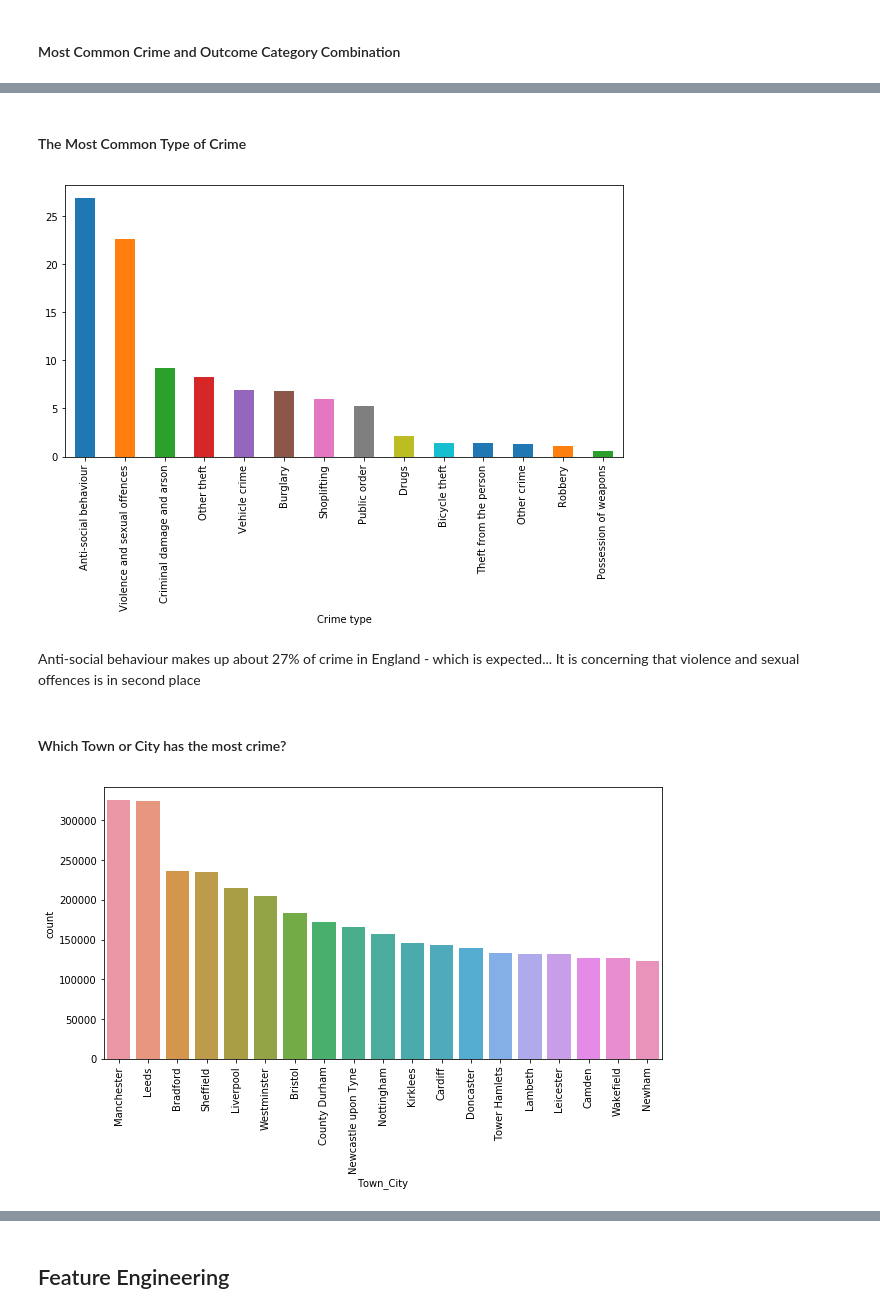
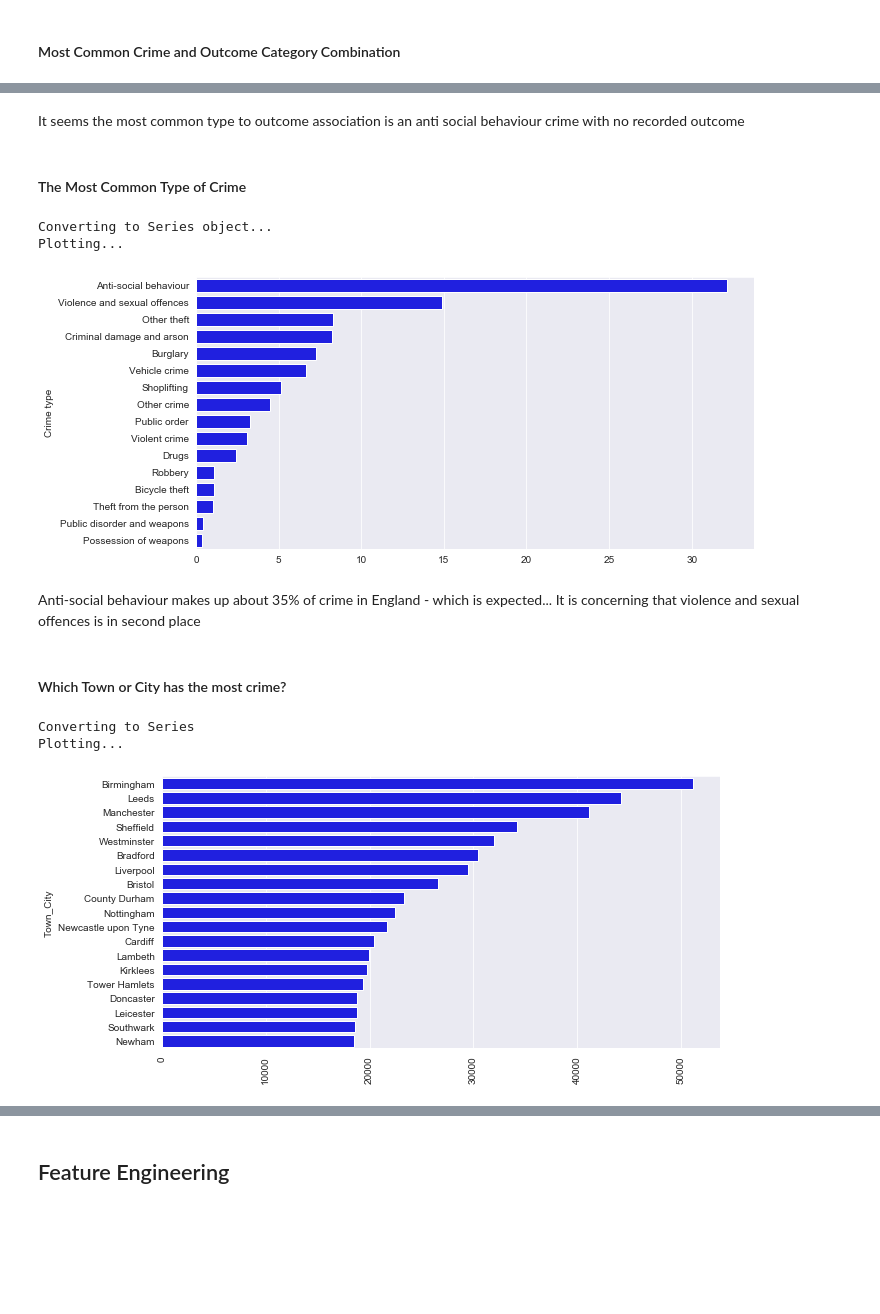
Before and after one commit to AlistairLR112/EnglandCrimeAssociations, a Jupyter notebook: CrimeAssociations.ipynb, the cells around one changed output, grey strips where cells are left out. Saved outputs shown, nothing was run; the diff lists cells and outputs as text; code cells hidden in the pictures; blank space fills up the shorter version.

```diff
--- a/CrimeAssociations.ipynb
+++ b/CrimeAssociations.ipynb
@@ -31,8 +34,10 @@ from pyspark import SparkContext
 from pyspark.sql import SQLContext, SparkSession
 # %%
 spark = SparkSession.builder\
-        .master("local[6]")\
+        .master("local[7]")\
         .appName("Crime Assocations")\
+        .config("spark.executor.memory", "6g")\
+        .config("spark.memory.fraction", 0.7)\
         .getOrCreate()
 # %%
 sc = spark.sparkContext
@@ -52,3 +54,5 @@ path = glob.glob(os.getcwd() + "/all_data/*/*.csv")
+# %%
+path = glob.glob(os.getcwd() + "/all_data/*/*-street.csv")
 # %%
 police_data_df = load_data(file_locations=path, sqlcontext=sqlCtx)
 # %% [output]
@@ -128,6 +140,7 @@ from p02_clean import clean_months, clean_location
 police_data_clean = clean_months(police_data_df)
 # Now lets create a Location and Town/City Column
 police_data_clean = clean_location(police_data_clean)
+police_data_clean = clean_non_england(police_data_clean)
 # %% [output]
 Cleaning Year and Month Columns...
 Creating Month_of_Year and Year columns...
@@ -210,2 +212,4 @@ outcome_counts_series\
+# %% [markdown]
+It seems the most common type to outcome association is an anti social behaviour crime with no recorded outcome
 # %% [markdown]
 #### The Most Common Type of Crime
@@ -221,10 +216,12 @@ crime_type_counts_series = crime_type_counts_series*100/num_rows
 # %%
 plt.figure(figsize=(10, 5))
-crime_type_counts_series.plot(kind = "bar")
+crime_type_plot = plot_crime_counts(police_data_clean, read=True)
 plt.show()
 # %% [output]
+Converting to Series object...
+Plotting...
-[figure, old version]
+[figure, new version]
 # %% [markdown]
-Anti-social behaviour makes up about 27% of crime in England - which is expected... It is concerning that violence and sexual offences is in second place
+Anti-social behaviour makes up about 35% of crime in England - which is expected... It is concerning that violence and sexual offences is in second place
 # %% [markdown]
 #### Which Town or City has the most crime?
@@ -237,7 +228,9 @@ crime_town_city_counts = police_data_df\
 # %%
 plt.figure(figsize=(10,5))
-sns.barplot(y=crime_town_city_counts.loc[1:20, "count"], x=crime_town_city_counts.loc[1:20, "Town_City"])
+crime_town_city_counts = plot_crime_town_city_counts(police_data_clean, read=True)
 plt.xticks(rotation=90)
 plt.show()
 # %% [output]
+Converting to Series
+Plotting...
-[figure, old version]
+[figure, new version]
```
Also changed, not shown: parts of 34 cells of this notebook, 7 other files.
